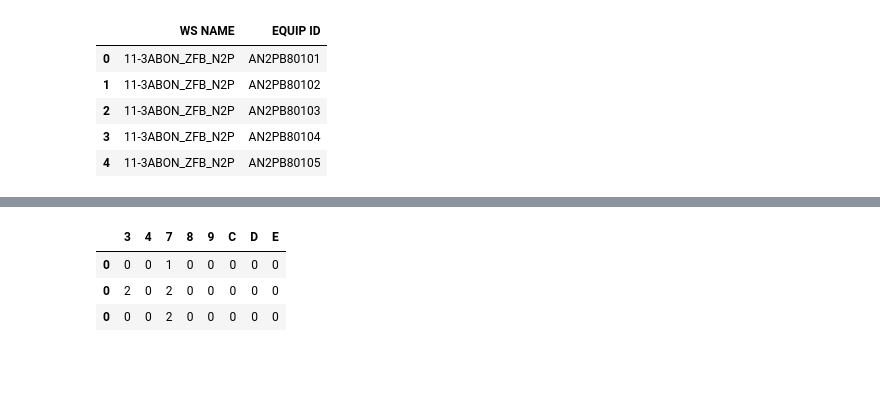
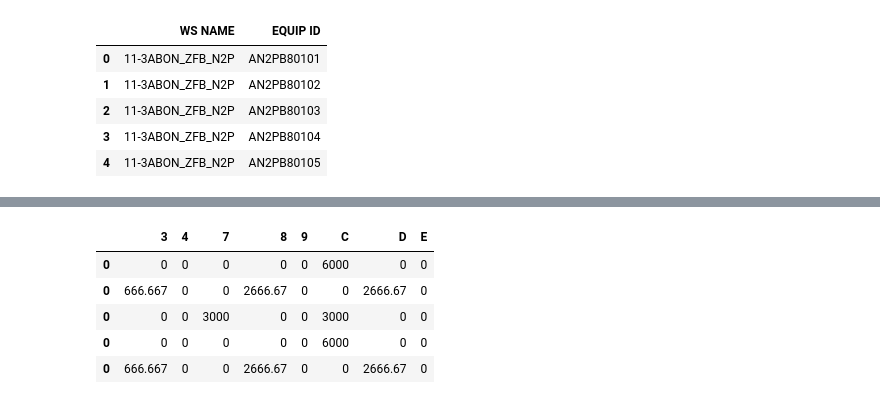
Before and after one commit to blue168sky/python-work, a Jupyter notebook: Add tool.ipynb, the cells around one changed output, grey strips where cells are left out. Saved outputs shown, nothing was run; the diff lists cells and outputs as text; code cells hidden in the pictures; blank space fills up the shorter version.

```diff
--- a/Add tool.ipynb
+++ b/Add tool.ipynb
@@ -98,7 +131,0 @@ for i in change_WS:
-# %%
-machine_num.head()
-# %% [output]
-|  | 3 | 4 | 7 | 8 | 9 | C | D | E |
-| 0 | 0 | 0 | 1 | 0 | 0 | 0 | 0 | 0 |
-| 0 | 2 | 0 | 2 | 0 | 0 | 0 | 0 | 0 |
-| 0 | 0 | 0 | 2 | 0 | 0 | 0 | 0 | 0 |
@@ -117 +132,19 @@ def weight(distance,carry,step):
+# %%
+df = pd.DataFrame()
+for i in range(8):
+    for j in range(1,len(included_WS)*3,3):
+        machine_num.values[j,i] =  machine_num.values[j,i]+1
+        wafer_in_each_machine.values[j] = machine_num.values[j]*(int(wafer)/(sum(machine_num.values[j])))
+        machine_num.values[j,i] =  machine_num.values[j,i]-1
+    df = pd.concat([df,wafer_in_each_machine],axis = 0)
+    #print (wafer_in_each_machine)
+    #print ('=============================')
+df.head()
+# %% [output]
+|  | 3 | 4 | 7 | 8 | 9 | C | D | E |
+| 0 | 0 | 0 | 0 | 0 | 0 | 6000 | 0 | 0 |
+| 0 | 666.667 | 0 | 0 | 2666.67 | 0 | 0 | 2666.67 | 0 |
+| 0 | 0 | 0 | 3000 | 0 | 0 | 3000 | 0 | 0 |
+| 0 | 0 | 0 | 0 | 0 | 0 | 6000 | 0 | 0 |
+| 0 | 666.667 | 0 | 0 | 2666.67 | 0 | 0 | 2666.67 | 0 |
 # %%
```
Also changed, not shown: parts of 7 cells of this notebook.
